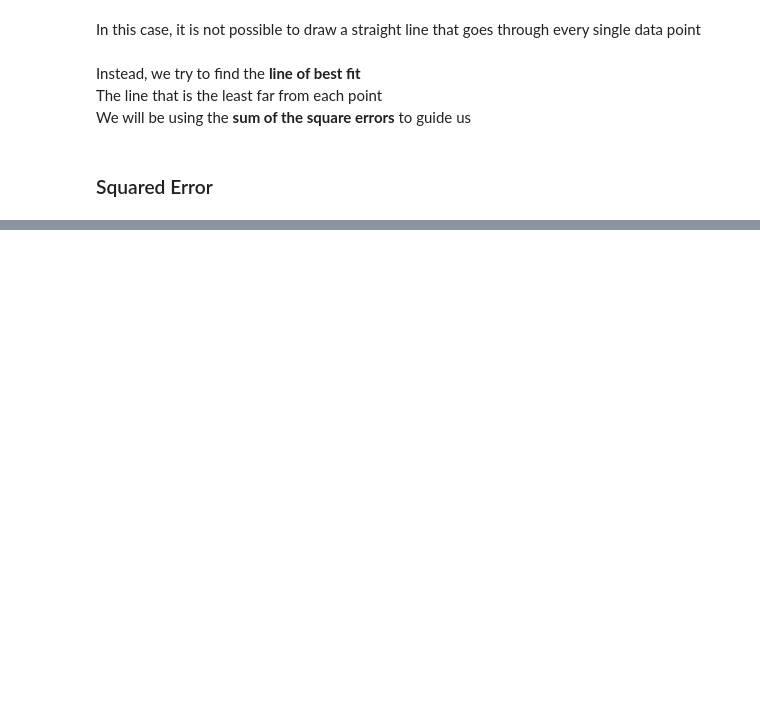
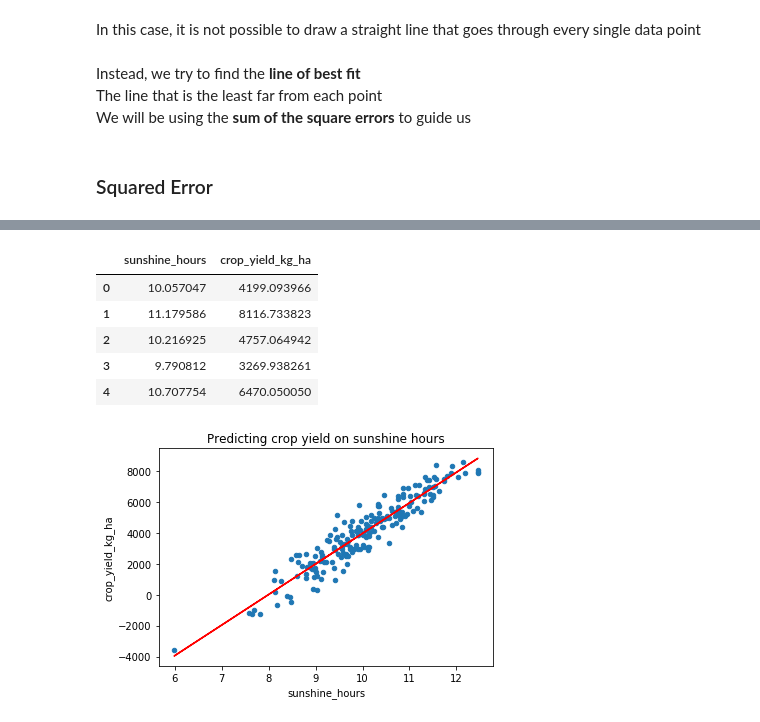
Before and after one commit to DanSanz/linear_regression, a Jupyter notebook: linear_regression.ipynb, the cells around one changed output, grey strips where cells are left out. Cells and saved outputs as stored; diff of their text form; code cells hidden in the pictures; blank space fills up the shorter version.

```diff
--- a/linear_regression.ipynb
+++ b/linear_regression.ipynb
@@ -178,3 +184,18 @@ R2 = 0.85
+# %%
+preds = results.predict(Xc)
+# %%
+df2.plot.scatter(feature1,target)
+plt.plot(df2[feature1],preds,color='red')
+plt.title('Predicting crop yield on sunshine hours')
+df.head()
+# %% [output]
+|  | sunshine_hours | crop_yield_kg_ha |
+| 0 | 10.057047 | 4199.093966 |
+| 1 | 11.179586 | 8116.733823 |
+| 2 | 10.216925 | 4757.064942 |
+| 3 | 9.790812 | 3269.938261 |
+| 4 | 10.707754 | 6470.050050 |
+[figure, added]
 # %%
 results.summary()
 # %% [output]
```
Also changed, not shown: parts of 14 cells of this notebook, 4 other files.
